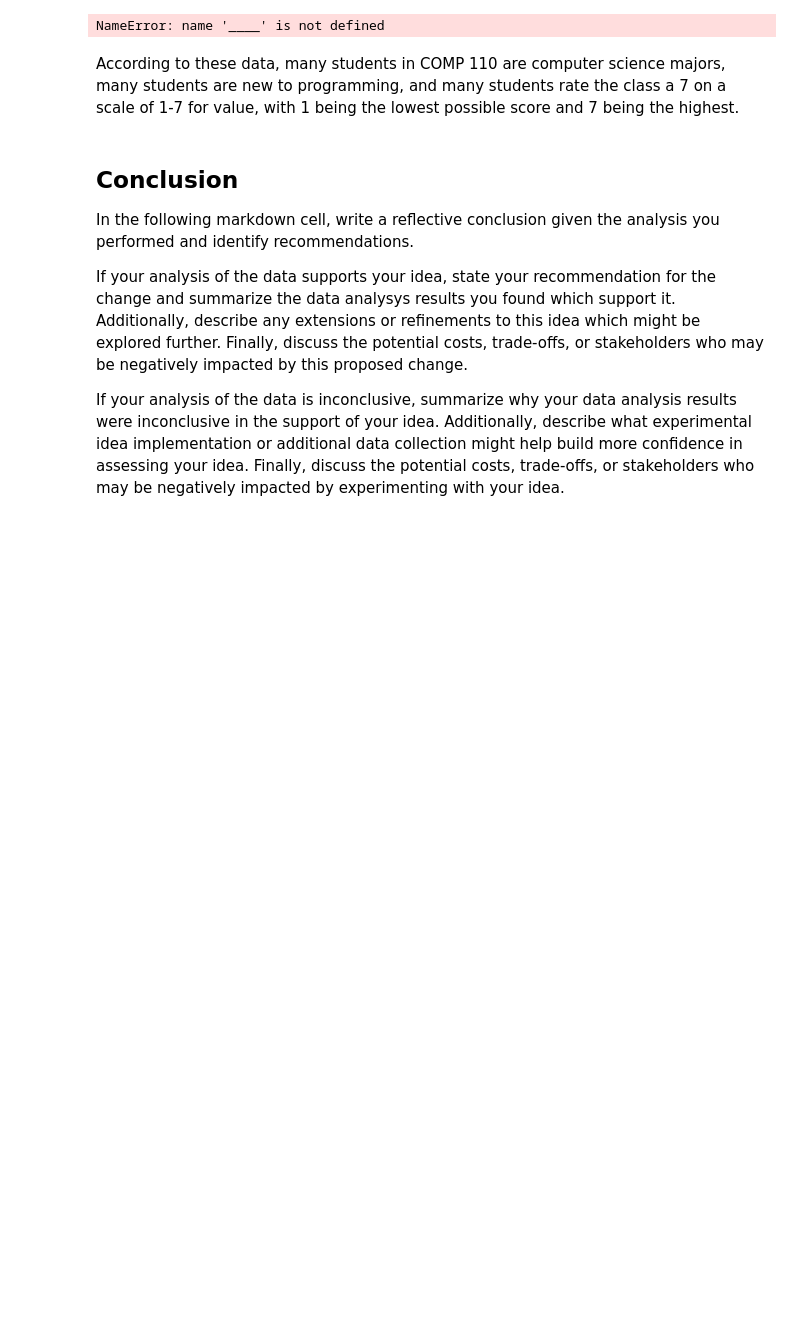
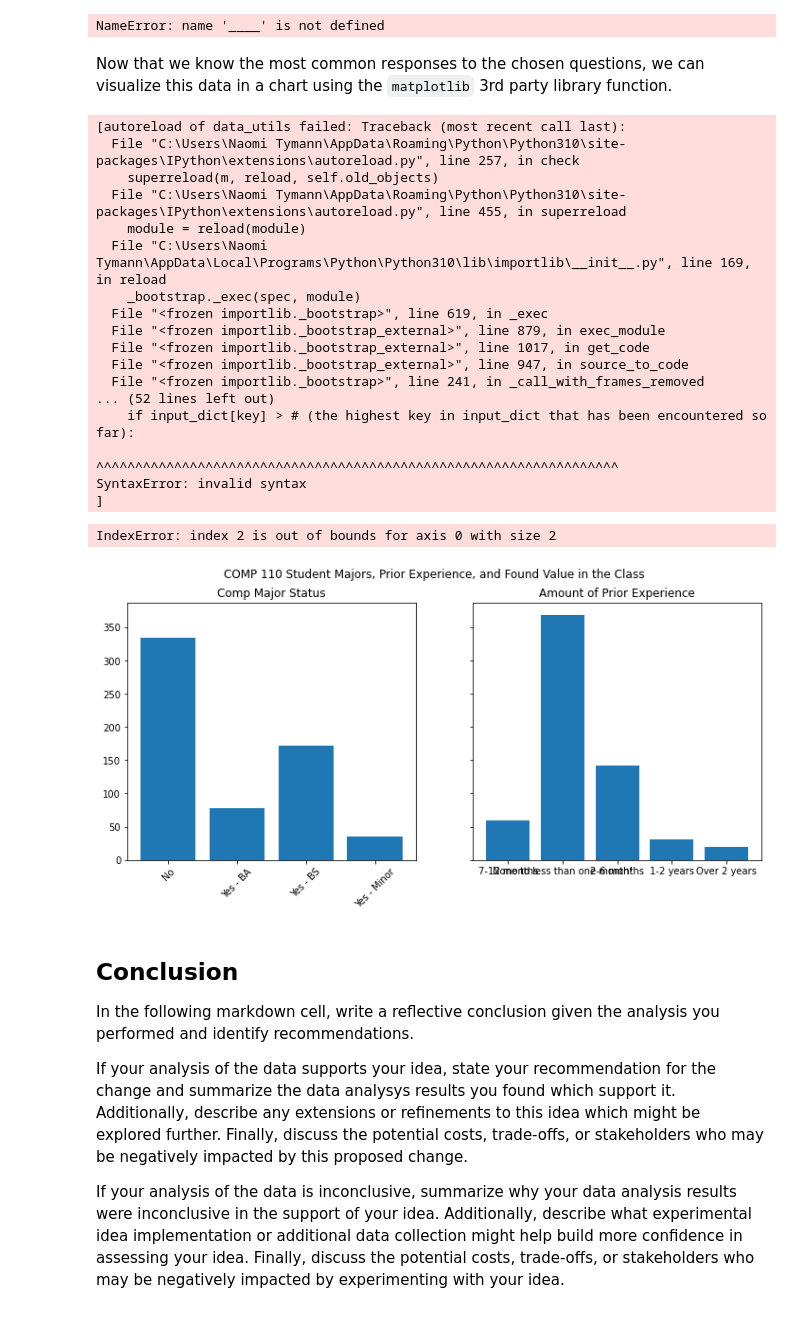
Before and after one commit to comp110-22s/comp110-22s-workspace, a Jupyter notebook: exercises/ex08/analysis.ipynb, the cells around one changed output. Cells and saved outputs as stored; diff of their text form; code cells hidden in the pictures; blank space fills up the shorter version.

```diff
--- a/exercises/ex08/analysis.ipynb
+++ b/exercises/ex08/analysis.ipynb
@@ -187,8 +186,44 @@ valuable_most_common: str = most_common(comp_major_counts)
 print(f"The most common response to comp_major_counts is {comp_major_most_common}")
 # %% [output]
 NameError: name '____' is not defined
-# %% [markdown]
-According to these data, many students in COMP 110 are computer science majors, many students are new to programming, and many students rate the class a 7 on a scale of 1-7 for value, with 1 being the lowest possible score and 7 being the highest.
+# %% [markdown]
+Now that we know the most common responses to the chosen questions, we can visualize this data in a chart using the `matplotlib` 3rd party library function.
+# %%
+from matplotlib import pyplot as plt
+
+fig, axes = plt.subplots(1, 2, figsize=(12, 5), sharey=True)
+fig.suptitle("COMP 110 Student Majors, Prior Experience, and Found Value in the Class")
+
+
+axes[0].set_title("Comp Major Status")
+axes[0].bar(comp_major_counts.keys(), comp_major_counts.values())
+axes[0].tick_params(axis='x', labelrotation = 45)
+
+axes[1].set_title("Amount of Prior Experience")
+axes[1].bar(prior_exp_counts.keys(), prior_exp_counts.values())
+
+axes[2].set_title("Value Rating of the Course (1-7)")
+axes[2].bar(valuable_counts.keys(), valuable_counts.values())
+# %% [output]
+[autoreload of data_utils failed: Traceback (most recent call last):
+  File "C:\Users\Naomi Tymann\AppData\Roaming\Python\Python310\site-packages\IPython\extensions\autoreload.py", line 257, in check
+    superreload(m, reload, self.old_objects)
+  File "C:\Users\Naomi Tymann\AppData\Roaming\Python\Python310\site-packages\IPython\extensions\autoreload.py", line 455, in superreload
+    module = reload(module)
+  File "C:\Users\Naomi Tymann\AppData\Local\Programs\Python\Python310\lib\importlib\__init__.py", line 169, in reload
+    _bootstrap._exec(spec, module)
+  File "<frozen importlib._bootstrap>", line 619, in _exec
+  File "<frozen importlib._bootstrap_external>", line 879, in exec_module
+  File "<frozen importlib._bootstrap_external>", line 1017, in get_code
+  File "<frozen importlib._bootstrap_external>", line 947, in source_to_code
+  File "<frozen importlib._bootstrap>", line 241, in _call_with_frames_removed
+... (52 lines left out)
+    if input_dict[key] > # (the highest key in input_dict that has been encountered so far):
+                         ^^^^^^^^^^^^^^^^^^^^^^^^^^^^^^^^^^^^^^^^^^^^^^^^^^^^^^^^^^^^^^^^^^^
+SyntaxError: invalid syntax
+]
+IndexError: index 2 is out of bounds for axis 0 with size 2
+[figure, added]
 # %% [markdown]
 ## Conclusion
 
```
Also changed, not shown: parts of 2 cells of this notebook.
